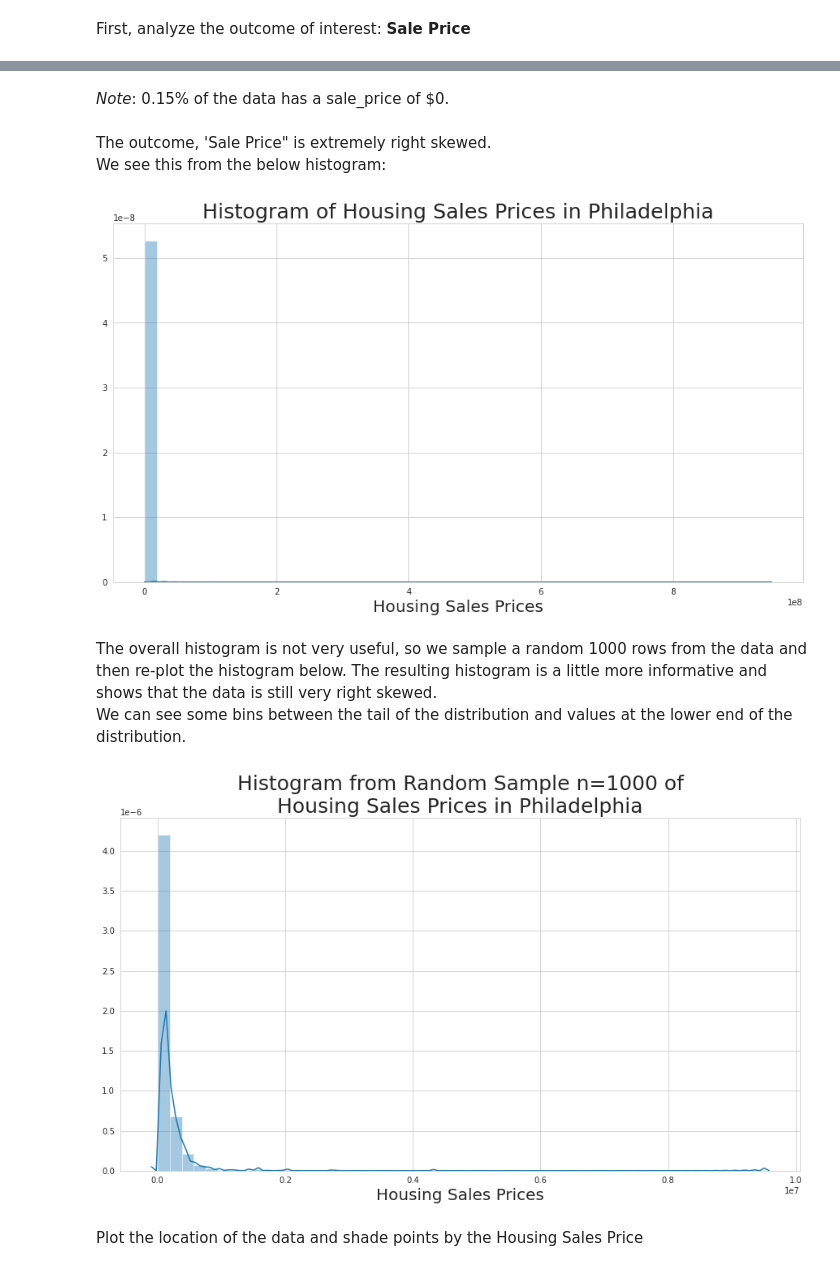
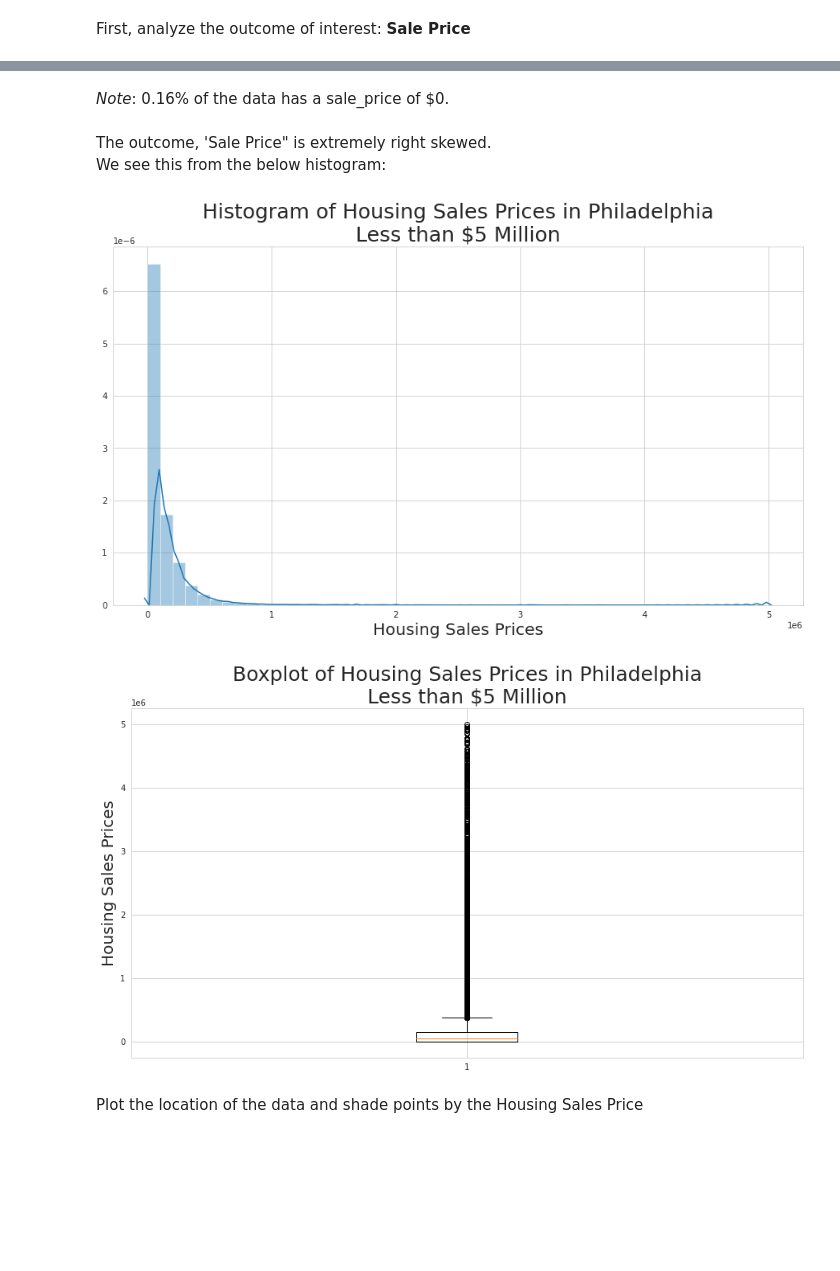
Before and after one commit to congjun-huang/Philadelphia-Housing, a Jupyter notebook: EDA/Exploratory_Analysis_One.ipynb, the cells around one changed output, grey strips where cells are left out. Saved outputs shown, nothing was run; the diff lists cells and outputs as text; code cells hidden in the pictures; blank space fills up the shorter version.

```diff
--- a/EDA/Exploratory_Analysis_One.ipynb
+++ b/EDA/Exploratory_Analysis_One.ipynb
@@ -65,29 +70,26 @@ Name: sale_price, dtype: float64
 # %% [markdown]
-*Note*: 0.15% of the data has a sale_price of $0.
+*Note*: 0.16% of the data has a sale_price of $0.
 # %% [markdown]
 The outcome, 'Sale Price" is extremely right skewed.
 We see this from the below histogram:
 # %%
 plt.figure(figsize=(15,8))
 sns.set_style('whitegrid')
 sns.distplot(dat['sale_price'])
-plt.title("Histogram of Housing Sales Prices in Philadelphia", fontsize=25)
+plt.title("Histogram of Housing Sales Prices in Philadelphia\nLess than $5 Million", fontsize=25)
 plt.xlabel("Housing Sales Prices", fontsize=20)
 plt.show()
 # %% [output]
-[figure, old version]
+[figure, new version]
-# %% [markdown]
-The overall histogram is not very useful, so we sample a random 1000 rows from the data and then re-plot the histogram below.    The resulting histogram is a little more informative and shows that the data is still very right skewed.
-We can see some bins between the tail of the distribution and values at the lower end of the distribution.
 # %%
 plt.figure(figsize=(15,8))
-sns.set_style('whitegrid')
-sns.distplot(dat['sale_price'].sample(1000, random_state=50))
-plt.title("Histogram from Random Sample n=1000 of\nHousing Sales Prices in Philadelphia", fontsize=25)
-plt.xlabel("Housing Sales Prices", fontsize=20)
+plt.boxplot(dat['sale_price'])
+plt.title("Boxplot of Housing Sales Prices in Philadelphia\nLess than $5 Million", fontsize=25)
+plt.ylabel("Housing Sales Prices", fontsize=20)
+# show plot
 plt.show()
 # %% [output]
-[figure, old version]
+[figure, new version]
 # %% [markdown]
 Plot the location of the data and shade points by the Housing Sales Price
 # %%
```
Also changed, not shown: parts of 7 cells of this notebook, 1 other file.
